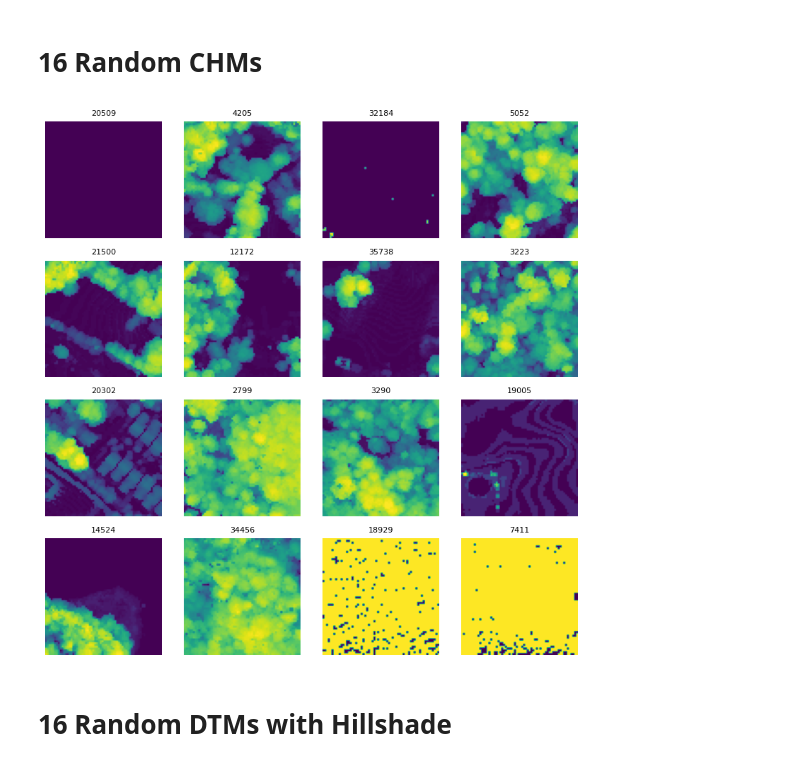
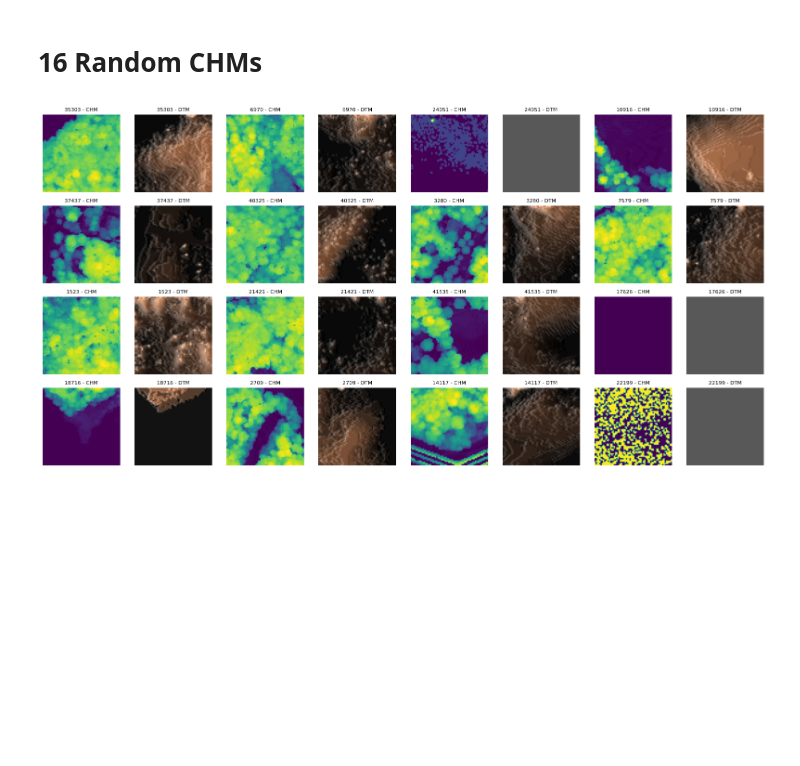
Before and after one commit to Anfera/HHDC-Creator, a Jupyter notebook: experiments.ipynb, the cells around one changed output. Cells and saved outputs as stored; diff of their text form; code cells hidden in the pictures; blank space fills up the shorter version.

Commit message:
Fix plots

```diff
--- a/experiments.ipynb
+++ b/experiments.ipynb
@@ -20,23 +20,30 @@ Found 36121 cubes.
 # %%
 import random
 
-fig, axes = plt.subplots(4, 4, figsize=(8, 8))
+num_samples = 16
+random_indices = random.sample(range(len(cubes)), num_samples)
+
+fig, axes = plt.subplots(4, 8, figsize=(16, 8))
 axes = axes.flatten()
 
-random_indices = random.sample(range(len(cubes)), 16)
+for sample_idx, cube_idx in enumerate(random_indices):
+    cube_path = cubes[cube_idx]
+    cube_data = np.load(cube_path)['cube']
+    chm, dtm, hillshade, _ = create_chm(np.swapaxes(cube_data, 0, -1))
 
-for idx, ax in enumerate(axes):
-    cube_path = cubes[random_indices[idx]]
-    cube_data = np.load(cube_path)['cube']
-    chm = create_chm(np.swapaxes(cube_data, 0, -1))[0]
+    chm_ax = axes[sample_idx * 2]
+    dtm_ax = axes[sample_idx * 2 + 1]
 
-    ax.imshow(chm)
-    ax.set_title(f"{random_indices[idx]}", fontsize=8)
-    ax.axis('off')
+    chm_ax.imshow(chm)
+    chm_ax.set_title(f"{cube_idx} - CHM", fontsize=8)
+    chm_ax.axis('off')
+
+    dtm_ax.imshow(dtm, cmap='copper')
+    dtm_ax.imshow(hillshade, cmap='Greys', alpha=0.35)
+    dtm_ax.set_title(f"{cube_idx} - DTM", fontsize=8)
+    dtm_ax.axis('off')
 
 plt.tight_layout()
 plt.show()
 # %% [output]
-[figure, old version]
+[figure, new version]
-# %% [markdown]
-# 16 Random DTMs with Hillshade
```
Also changed, not shown: parts of 2 cells of this notebook.
